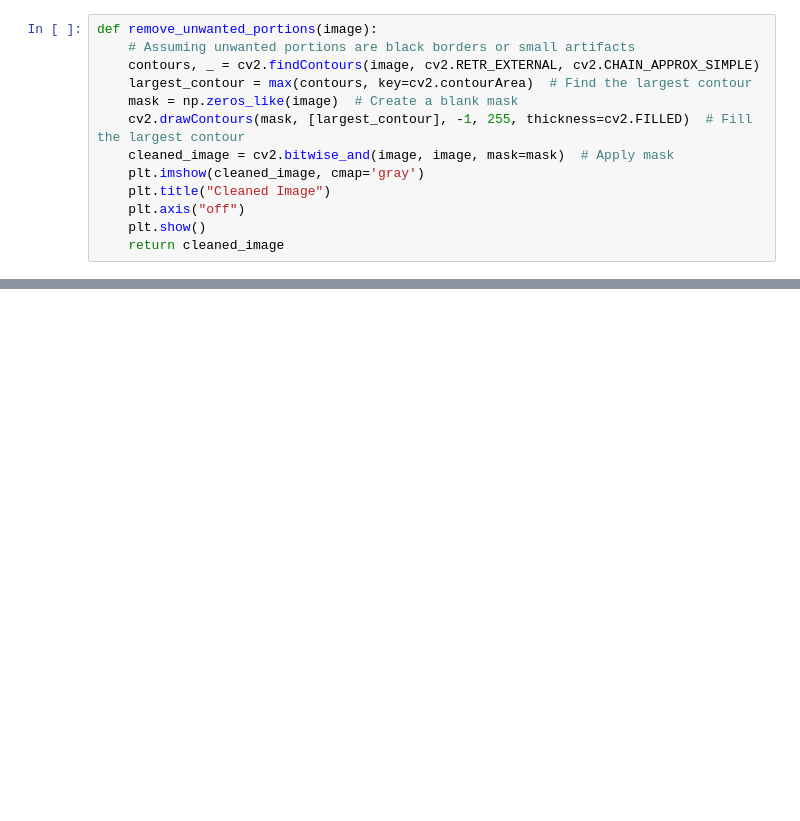
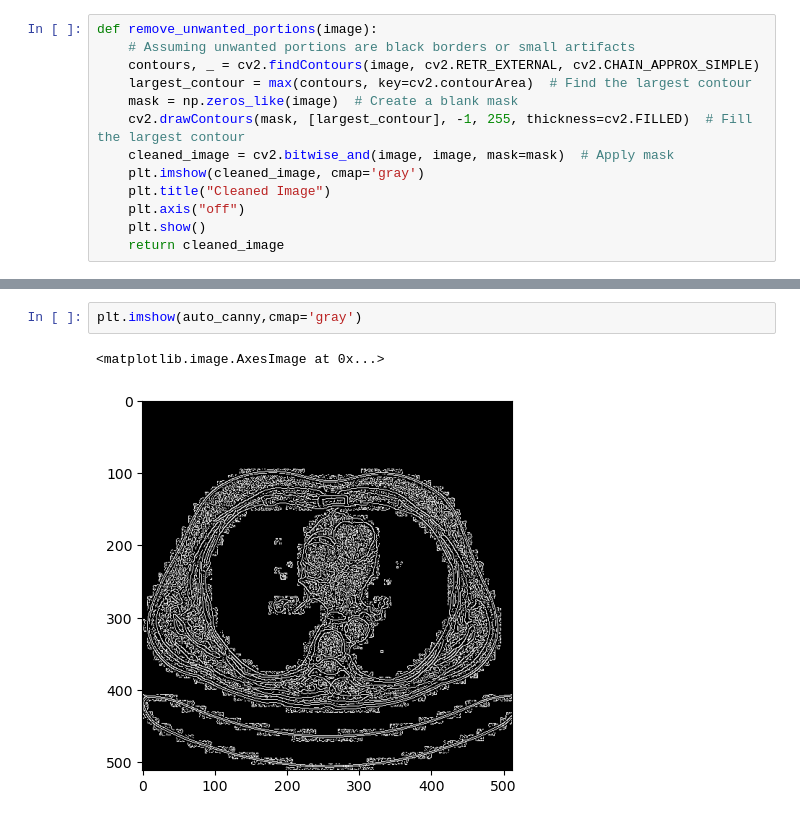
Before and after one commit to sifat26/ImageProcessing_LungCancerDetection, a Jupyter notebook: Imagepreprocessing.ipynb, the cells around one changed output, grey strips where cells are left out. Drawn from its saved outputs; the diff is of its cells as text; blank space fills up the shorter version.

```diff
--- a/Imagepreprocessing.ipynb
+++ b/Imagepreprocessing.ipynb
@@ -90,0 +137,5 @@ error: OpenCV(4.10.0) D:\a\opencv-python\opencv-python\opencv\modules\imgproc\sr
+# %%
+plt.imshow(auto_canny,cmap='gray')
+# %% [output]
+<matplotlib.image.AxesImage at 0x...>
+[figure, added]
```
Also changed, not shown: parts of 6 cells of this notebook.
